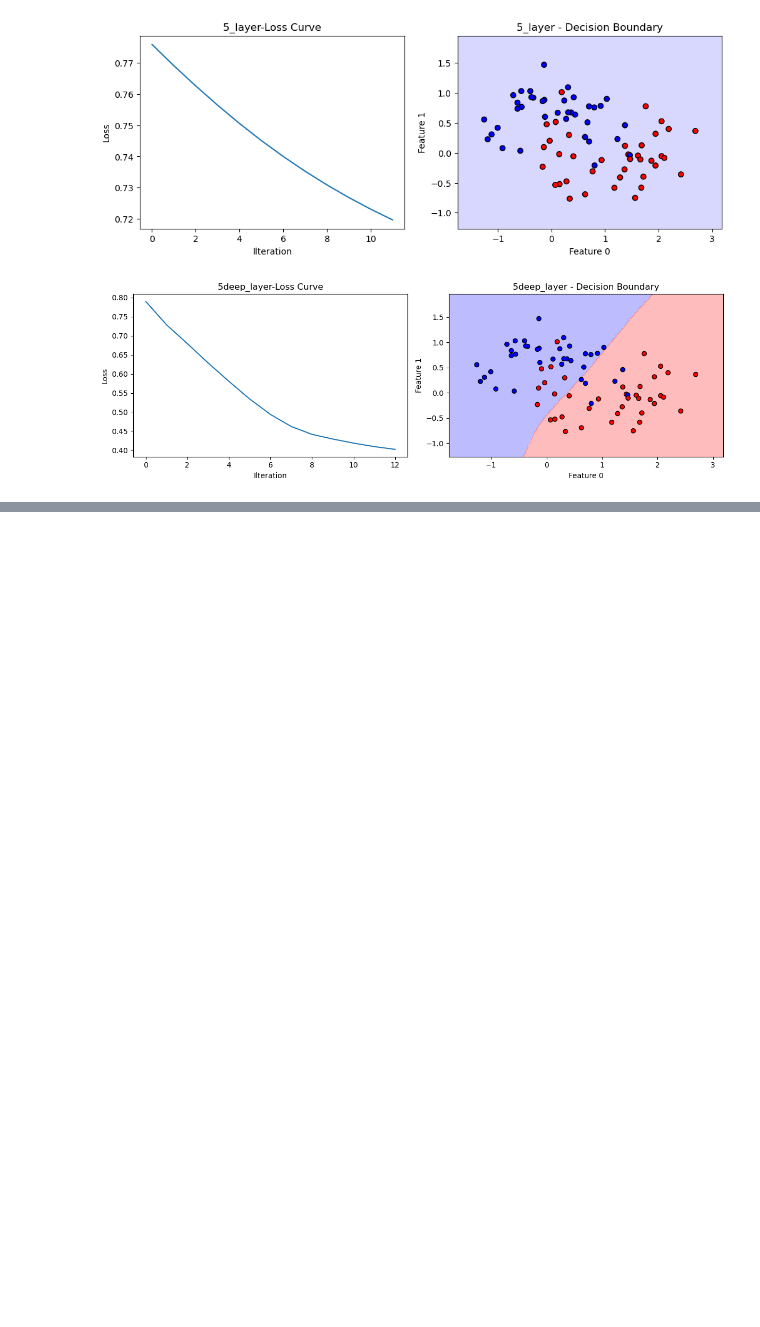
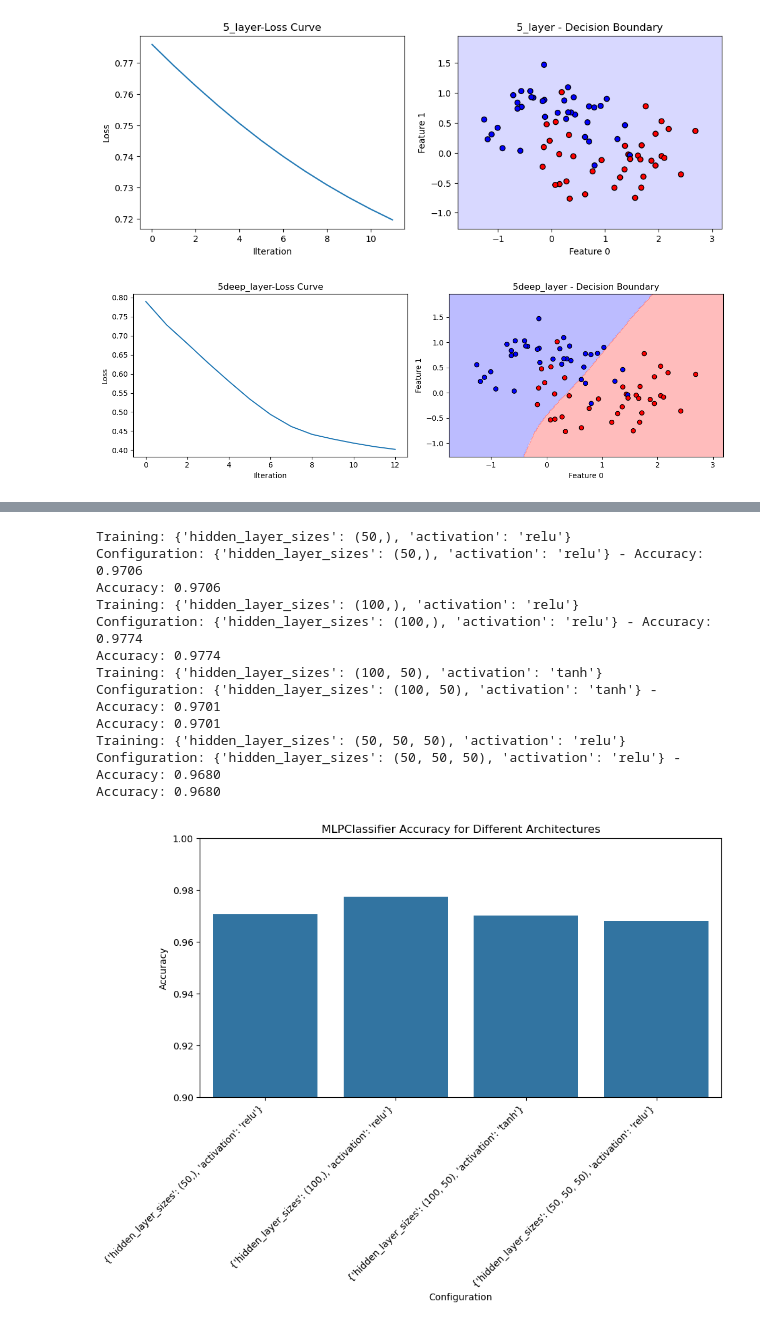
Before and after one commit to hibatullah24/DL, a Jupyter notebook: My_exp/My_work.ipynb, the cells around one changed output, grey strips where cells are left out. Drawn from its saved outputs; the diff is of its cells as text; code cells hidden in the pictures; blank space fills up the shorter version.

```diff
--- a/My_exp/My_work.ipynb
+++ b/My_exp/My_work.ipynb
@@ -289,0 +308,3 @@ plt.show()
+# %%
+mnist = fetch_openml('mnist_784', version=1, as_frame=False)
+X,y = mnist['data'], mnist['target'].astype(np.int16)
@@ -289,0 +368,51 @@ plt.show()
+# %%
+# Experiment with Different NN Hyperparameter:
+configs = [
+    {'hidden_layer_sizes' : (50,), 'activation' : 'relu'},
+    {'hidden_layer_sizes' : (100,), 'activation' : 'relu'},
+    {'hidden_layer_sizes' : (100, 50), 'activation' : 'tanh'},
+    {'hidden_layer_sizes' : (50, 50, 50), 'activation' : 'relu'},
+]
+
+
+results = []
+labels = []
+accuracies = []
+
+for cfg in configs:
+    print(f"Training: {cfg}")
+
+    clf = MLPClassifier (max_iter=200, random_state=42, **cfg)
+    clf.fit(X_train, y_train)
+
+    y_pred = clf.predict(X_test)
+    acc = accuracy_score(y_test, y_pred)
+    print(f"Configuration: {cfg} - Accuracy: {acc:.4f}")
+    results.append({'config': cfg, 'accuracy': acc})
+    print(f"Accuracy: {acc:.4f}")
+
+    labels.append(str(cfg))
+    accuracies.append(acc)
+
+plt.figure(figsize=(10,5))
+sns.barplot(x=labels, y=accuracies)
+plt.ylabel('Accuracy')
+plt.xlabel('Configuration')
+plt.title('MLPClassifier Accuracy for Different Architectures')
+plt.xticks(rotation=45, ha='right')
+plt.ylim(0.9, 1.0)
+plt.show()
+# %% [output]
+Training: {'hidden_layer_sizes': (50,), 'activation': 'relu'}
+Configuration: {'hidden_layer_sizes': (50,), 'activation': 'relu'} - Accuracy: 0.9706
+Accuracy: 0.9706
+Training: {'hidden_layer_sizes': (100,), 'activation': 'relu'}
+Configuration: {'hidden_layer_sizes': (100,), 'activation': 'relu'} - Accuracy: 0.9774
+Accuracy: 0.9774
+Training: {'hidden_layer_sizes': (100, 50), 'activation': 'tanh'}
+Configuration: {'hidden_layer_sizes': (100, 50), 'activation': 'tanh'} - Accuracy: 0.9701
+Accuracy: 0.9701
+Training: {'hidden_layer_sizes': (50, 50, 50), 'activation': 'relu'}
+Configuration: {'hidden_layer_sizes': (50, 50, 50), 'activation': 'relu'} - Accuracy: 0.9680
+Accuracy: 0.9680
+[figure, added]
```
Also changed, not shown: parts of 13 cells of this notebook.
